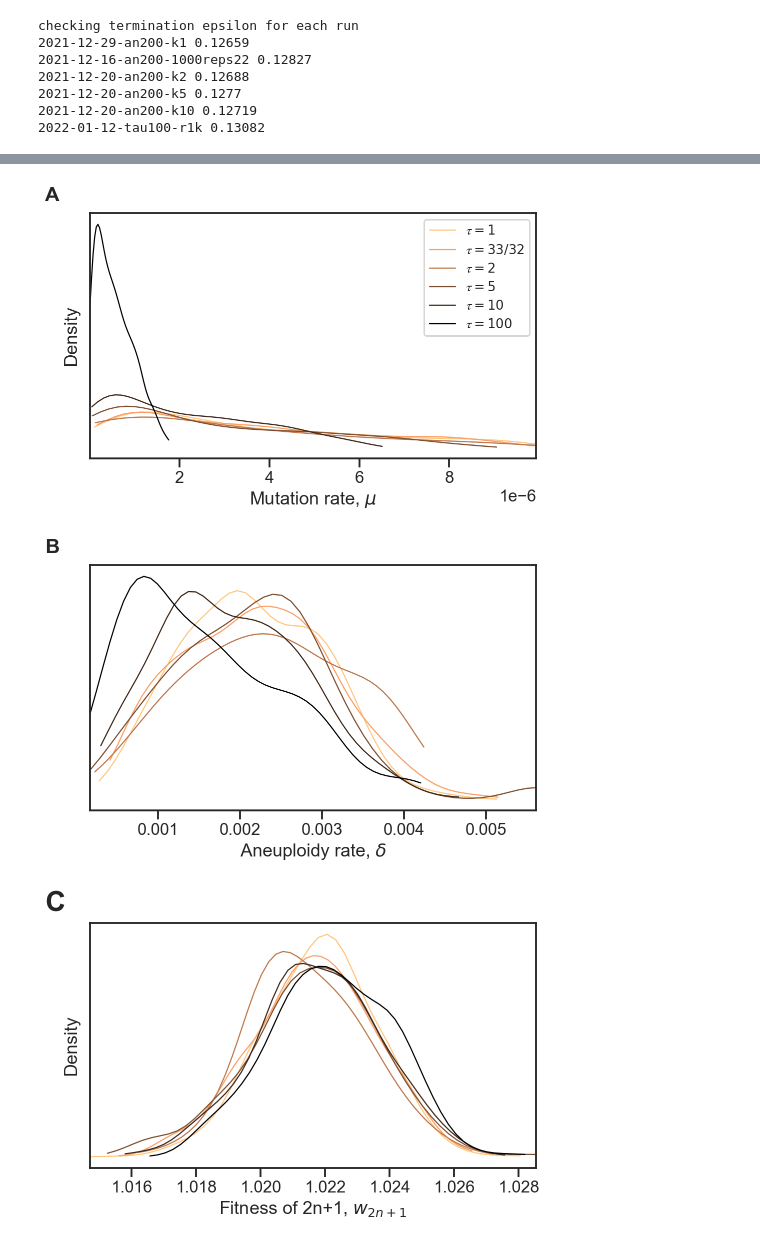
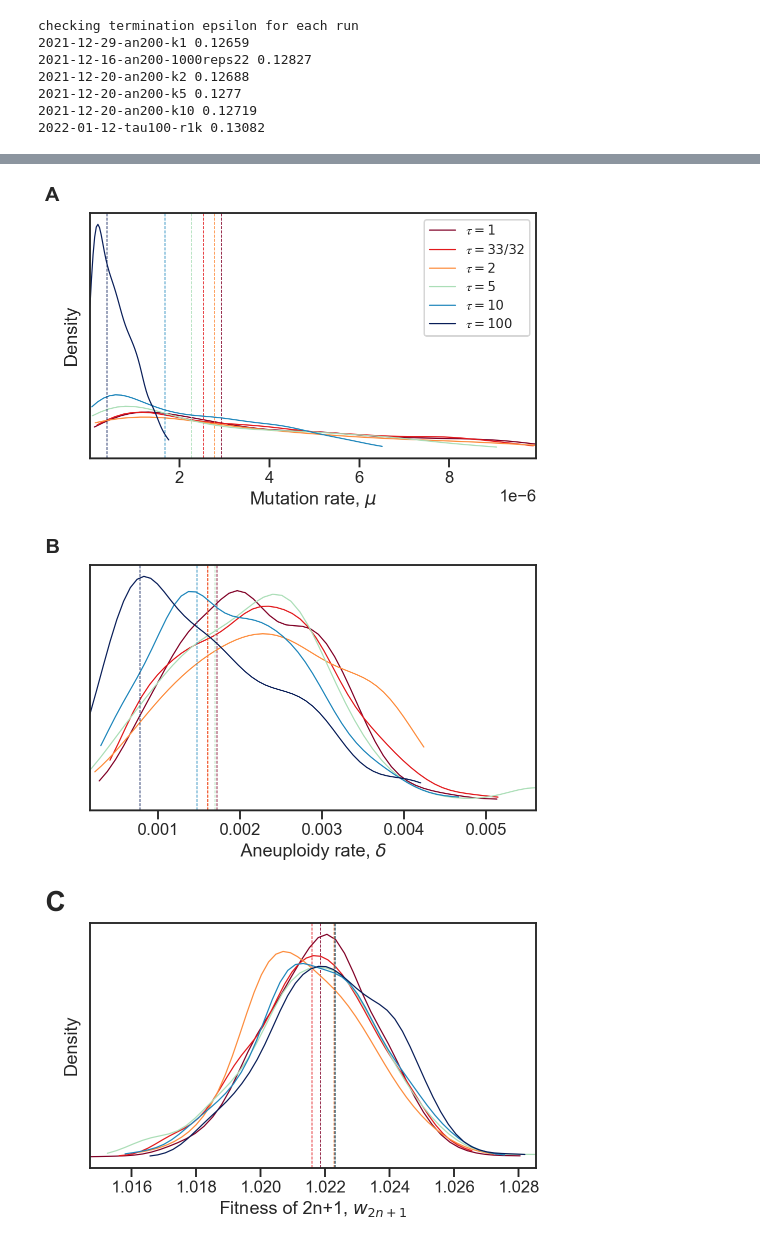
Before and after one commit to yoavram-lab/Heatrisomy, a Jupyter notebook: src/notebooks/diff-tau.ipynb, the cells around one changed output, grey strips where cells are left out. Drawn from its saved outputs; the diff is of its cells as text; code cells hidden in the pictures.

```diff
--- a/src/notebooks/diff-tau.ipynb
+++ b/src/notebooks/diff-tau.ipynb
@@ -25,6 +26,17 @@ history.get_all_populations()
 | 3 | 2 | 2022-01-19 19:45:47.372446 | 18993 | 0.193096 | 878 |
 | 4 | 3 | 2022-01-20 14:54:18.526933 | 31127 | 0.145762 | 1000 |
 | 5 | 4 | 2022-01-22 02:54:30.837951 | 57522 | 0.130815 | 1016 |
+# %%
+def MAP(f):
+    history = pyabc.History("sqlite:///{0}/{1}/{1}.db".format(path, f))
+    samples, weights = history.get_distribution(m=0, t=None)
+    columns = list(samples.columns)
+    kde = scipy.stats.gaussian_kde(samples.T.values.tolist(), weights=weights)
+    size = 50000
+    samples = kde.resample(size).T
+    samples = pd.DataFrame(data=samples,columns=columns)
+    MAP = scipy.optimize.minimize(lambda x: -kde.logpdf(x) ,samples.median().values)['x']
+    return MAP
 # %%
 # for every one the mutation rate and trisomy priors were:
 # (p1_mr=pyabc.RV("uniform", 10.0**-9, 10.0**-5-10.0**-9)
@@ -84,7 +96,7 @@ for f, l in zip(allf, labels):
     ax.text(0.88, -0.21, '$x10^{-6}$', transform=ax.transAxes)
     ax.set_xticks([1e-6, 4e-6, 7e-6, 10e-6])
     ax.set_xticklabels([int(a) for a in ax.get_xticks()*1e6]);
-    plt.gcf().savefig(f'{output_path}/tau-joint-{string.ascii_uppercase[i]}.pdf', bbox_inches='tight', dpi=100)
+#     plt.gcf().savefig(f'{output_path}/tau-joint-{string.ascii_uppercase[i]}.pdf', bbox_inches='tight', dpi=100)
 # %% [output]
 INFO:matplotlib.mathtext:Substituting symbol 𝜏 from STIXGeneral
 INFO:matplotlib.mathtext:Substituting symbol 𝜏 from STIXGeneral
@@ -122,10 +122,13 @@ sns.set(style="ticks",context='talk' ,rc={"lines.linewidth": 1.2, 'lines.markers
 from matplotlib import cm
 import string
 
-def compare(files, p, c, labels, ax):
+def compare(files, p, c, i, labels, ax):
     cm_subsection = np.linspace(0, 1.0, len(labels))
-    colors = [ cm.copper(x) for x in cm_subsection]
-    colors.reverse()
+    colors = [0]*6
+    colors[0:2] = reversed([ cm.YlOrRd(x) for x in np.linspace(0.5, 1.0, 3)])
+    colors[3:] = [ cm.YlGnBu(x) for x in np.linspace(0.3, 1, 3)]
+#     colors.reverse()
+    colors
 #     cm_subsection = linspace(0.2, 0.8, len(labels))
 #     colors = [cm.hsv(0.2),cm.hsv(0.4),cm.hsv(0.5), 'blue', 'blue', cm.hsv(0.8)]
 #     colors[-2] = colors[-3] = 'blue'
@@ -147,6 +150,8 @@ def compare(files, p, c, labels, ax):
             label=f"{l}",
             color=color,
         )
+        mapp = MAP(f)[i]
+        ax.axvline(mapp, color=color, linewidth=0.8, linestyle='--')
     ax.set_xlim(xmin, xmax)
 
 
@@ -160,34 +165,34 @@ i=-1
 allf = [k1, k103125, k2, k5, k10, k100]
 labels = ['$𝜏=1$','$𝜏=33/32$','$𝜏=2$','$𝜏=5$','$𝜏=10$','$𝜏=100$']
 
 for p in samples.columns.values:
     i+=1
     fig, ax = plt.subplots(figsize=(8,4.5))
-    compare(allf, p, p_to_c[p], labels, ax)
+    compare(allf, p, p_to_c[p],i, labels, ax)
     ax.text(-0.1, 1.05, string.ascii_uppercase[i], transform=ax.transAxes, size=20 if i<2 else 28, weight='bold')
     ax.set_ylabel("Density" if i==0 or i==2 else "",labelpad=10)
     ax.axes.yaxis.set_ticks([])
     if i==0:
         ax.legend(bbox_to_anchor=(1, 1),loc='upper right',fontsize=13);
     plt.gcf().savefig(f'{output_path}/tau-{string.ascii_uppercase[i]}.pdf', bbox_inches='tight', dpi=100)
 # %% [output]
 INFO:matplotlib.mathtext:Substituting symbol 𝜏 from STIXGeneral
 INFO:matplotlib.mathtext:Substituting symbol 𝜏 from STIXGeneral
 INFO:matplotlib.mathtext:Substituting symbol 𝜏 from STIXGeneral
 INFO:matplotlib.mathtext:Substituting symbol 𝜏 from STIXGeneral
 INFO:matplotlib.mathtext:Substituting symbol 𝜏 from STIXGeneral
 INFO:matplotlib.mathtext:Substituting symbol 𝜏 from STIXGeneral
 INFO:matplotlib.mathtext:Substituting symbol 𝜏 from STIXGeneral
 INFO:matplotlib.mathtext:Substituting symbol 𝜏 from STIXGeneral
 INFO:matplotlib.mathtext:Substituting symbol 𝜏 from STIXGeneral
 INFO:matplotlib.mathtext:Substituting symbol 𝜏 from STIXGeneral
 INFO:matplotlib.mathtext:Substituting symbol 𝜏 from STIXGeneral
 INFO:matplotlib.mathtext:Substituting symbol 𝜏 from STIXGeneral
 ... (8 lines left out)
 INFO:matplotlib.mathtext:Substituting symbol 𝜏 from STIXGeneral
 INFO:matplotlib.mathtext:Substituting symbol 𝜏 from STIXGeneral
 INFO:matplotlib.mathtext:Substituting symbol 𝜏 from STIXGeneral
 INFO:matplotlib.mathtext:Substituting symbol 𝜏 from STIXGeneral
-[figure, old version]
+[figure, new version]
-[figure, old version]
+[figure, new version]
-[figure, old version]
+[figure, new version]
```
Also changed, not shown: parts of 3 cells of this notebook, 2 other files.
